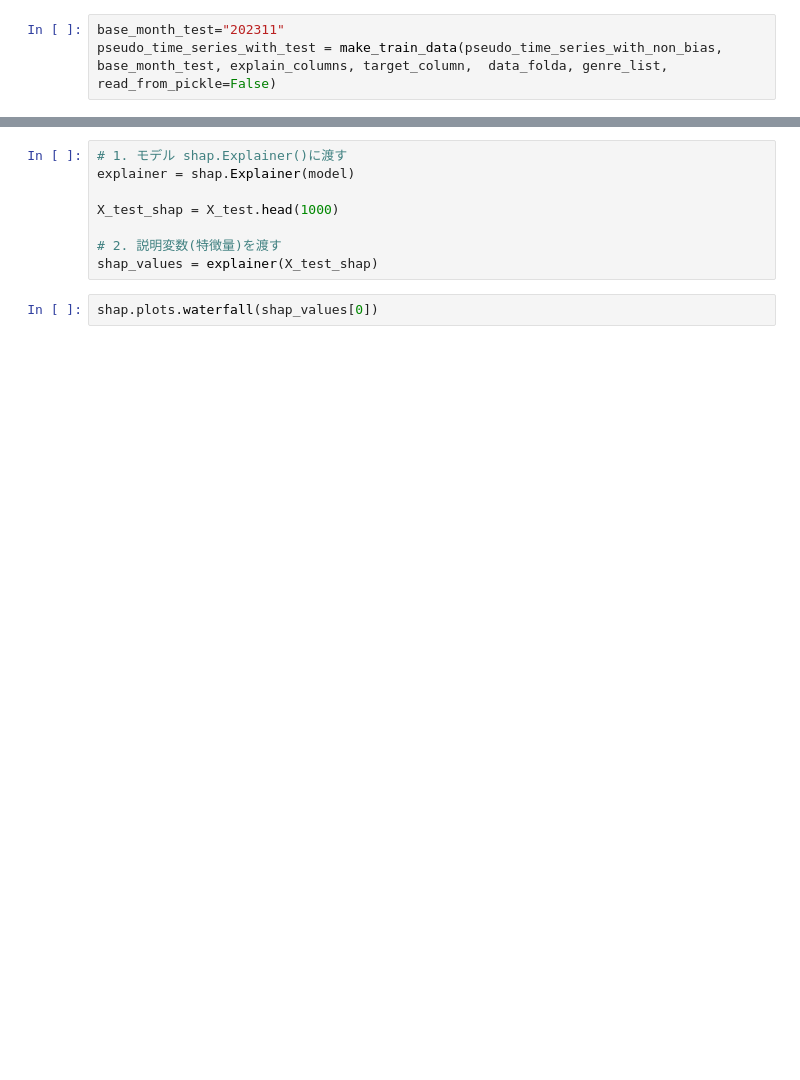
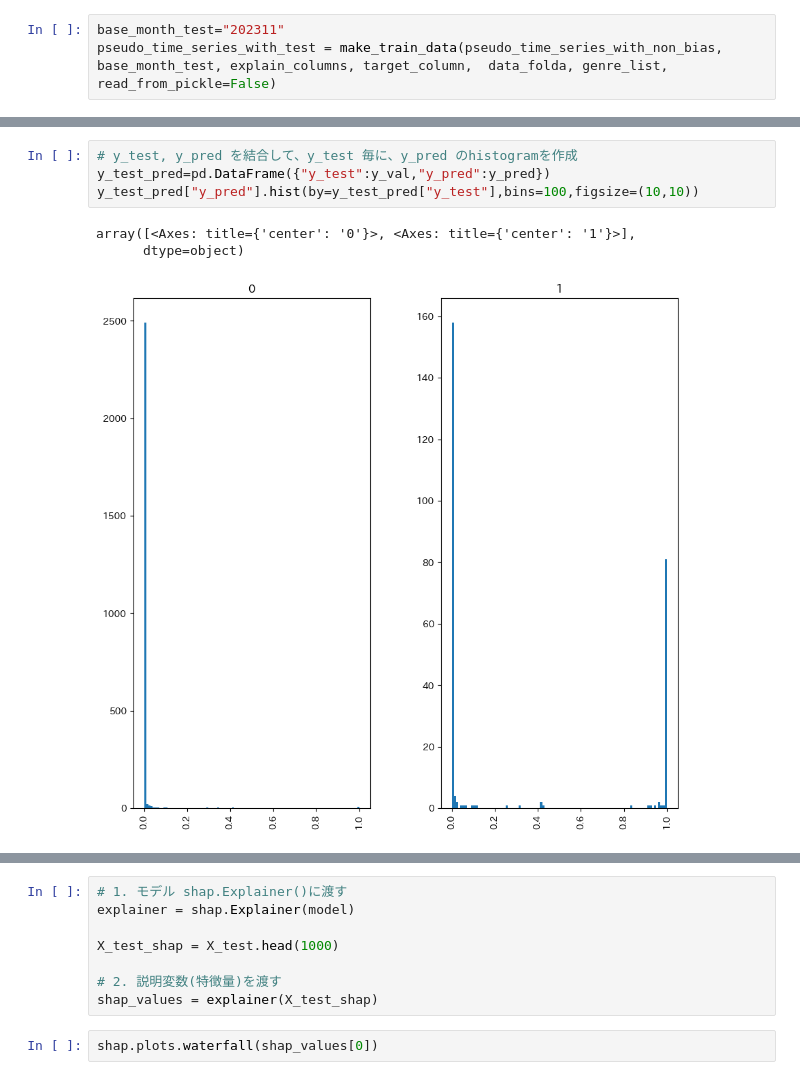
Before and after one commit to dgarage/dglab-ai-scoring_insitestream, a Jupyter notebook: pg/test_models.ipynb, the cells around one changed output, grey strips where cells are left out. Cells and saved outputs as stored; diff of their text form; blank space fills up the shorter version.

```diff
--- a/pg/test_models.ipynb
+++ b/pg/test_models.ipynb
@@ -180,3 +367,11 @@ Accuracy: 1.0 Precision: 1.0 Recall: 1.0 F1: 1.0 AUC: 1.0
+# %%
+# y_test, y_pred を結合して、y_test 毎に、y_pred のhistogramを作成
+y_test_pred=pd.DataFrame({"y_test":y_val,"y_pred":y_pred})
+y_test_pred["y_pred"].hist(by=y_test_pred["y_test"],bins=100,figsize=(10,10))
+# %% [output]
+array([<Axes: title={'center': '0'}>, <Axes: title={'center': '1'}>],
+      dtype=object)
+[figure, added]
 # %%
 # テストデータで予測・評価
 y_pred = model.predict(X_test, num_iteration=model.best_iteration,predict_disable_shape_check=True)
```
Also changed, not shown: parts of 35 cells of this notebook, 1 other file.
